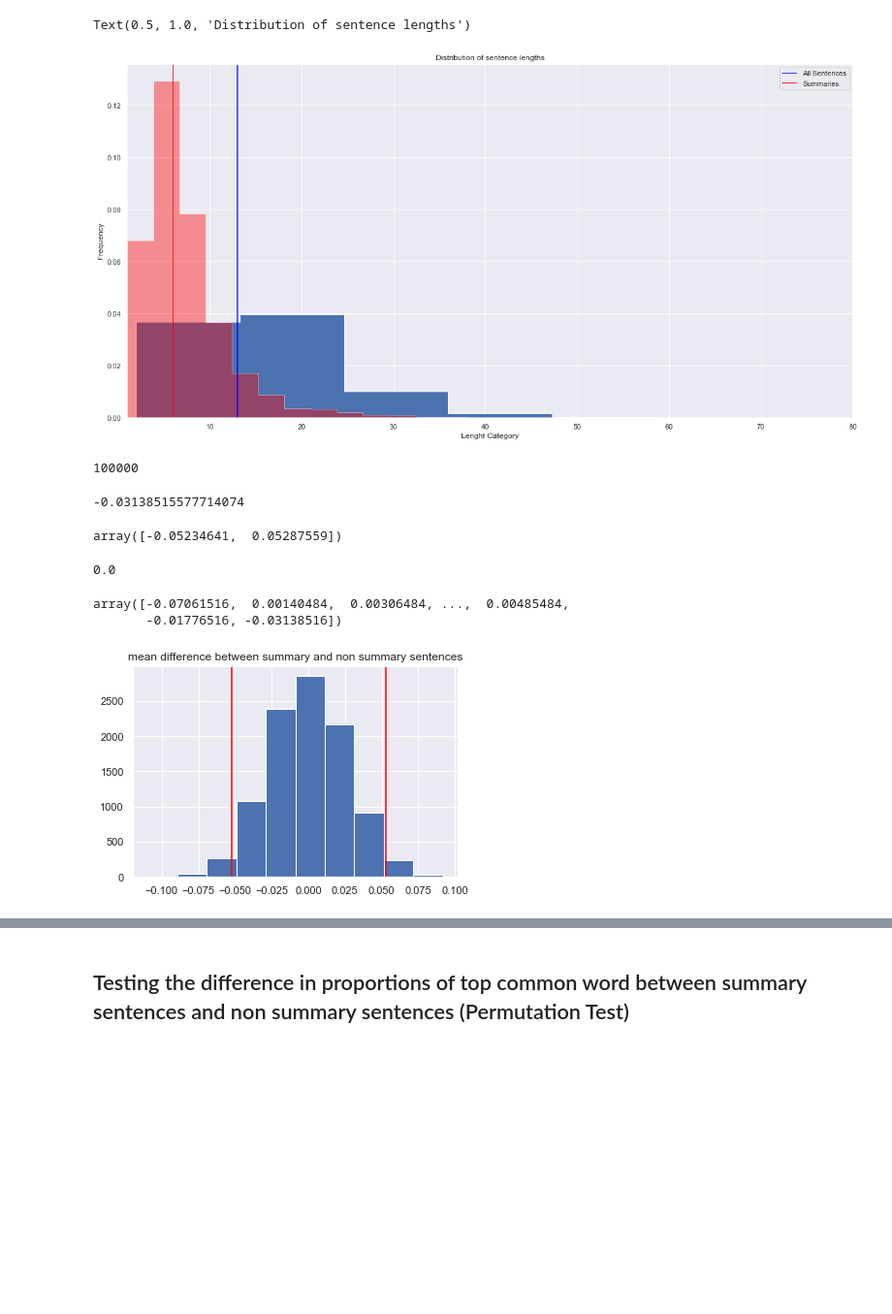
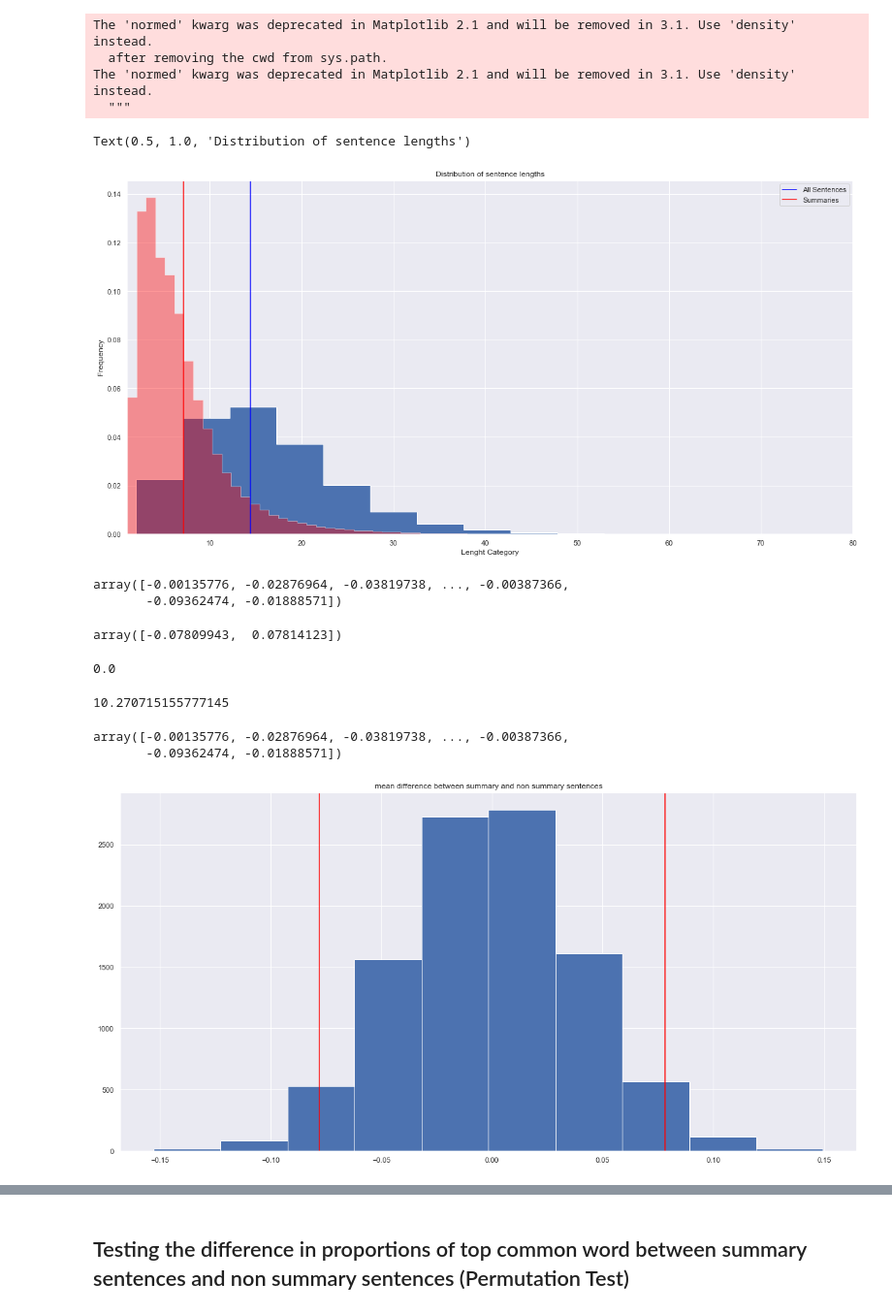
Before and after one commit to sarisboo/springboard, a Jupyter notebook: capstone_1/statistical_inference.ipynb, the cells around one changed output, grey strips where cells are left out. Shown at 97% size. Saved outputs shown, nothing was run; the diff lists cells and outputs as text; code cells hidden in the pictures; blank space fills up the shorter version.

```diff
--- a/capstone_1/statistical_inference.ipynb
+++ b/capstone_1/statistical_inference.ipynb
@@ -16,29 +17,30 @@ wikihow_subset = pd.read_csv('./datasets/wikihow_sep_subset.csv')
 only_summaries = wikihow[wikihow['is_summary'] == 'yes']['sentence_len']
 non_summary = wikihow[wikihow['is_summary'] == 'no']['sentence_len']
 plt.figure(figsize=(20,10))
-plt.hist(non_summary,bins = 90, normed=True,histtype="stepfilled")
-plt.hist(only_summaries,bins = 90, normed=True,histtype="stepfilled", color = 'red', alpha = 0.4)
-plt.axvline(wikihow['sentence_len'].median(), color = 'blue')
-plt.axvline(only_summaries.median(), color = 'red')
+plt.hist(non_summary,bins = 200, normed=True,histtype="stepfilled")
+plt.hist(only_summaries,bins = 250, normed=True,histtype="stepfilled", color = 'red', alpha = 0.4)
+plt.axvline(wikihow['sentence_len'].mean(), color = 'blue')
+plt.axvline(only_summaries.mean(), color = 'red')
 plt.xlim((1, 80))
 plt.xlabel('Lenght Category')
 plt.ylabel('Frequency')
 plt.legend(['All Sentences','Summaries'],loc = 'upper right')
 plt.title('Distribution of sentence lengths')
 # %% [output]
-Text(0.5, 1.0, 'Distribution of sentence lengths')
+The 'normed' kwarg was deprecated in Matplotlib 2.1 and will be removed in 3.1. Use 'density' instead.
+  after removing the cwd from sys.path.
+The 'normed' kwarg was deprecated in Matplotlib 2.1 and will be removed in 3.1. Use 'density' instead.
+  """
+Text(0.5, 1.0, 'Distribution of sentence lengths')
-[figure, old version]
+[figure, new version]
 # %%
+# Reconstructing the mean under the null hypothesis
 # Compute the combined mean of the dataset
-combined_mean = np.mean(wikihow_subset['sentence_len'])
+combined_mean = wikihow_subset['sentence_len'].mean()
 
-# First shift the samples
-summary = wikihow_subset[wikihow_subset['is_summary'] == 'yes']['sentence_len'] - np.mean(wikihow_subset[wikihow_subset['is_summary'] == 'yes']['sentence_len']) + combined_mean
-no_summary = wikihow_subset[wikihow_subset['is_summary'] == 'no']['sentence_len'] - np.mean(wikihow_subset[wikihow_subset['is_summary'] == 'no']['sentence_len']) + combined_mean
+# First shift the samples Should I shift the median ?
+summary = wikihow_subset[wikihow_subset['is_summary'] == 'yes']['sentence_len'] - wikihow_subset[wikihow_subset['is_summary'] == 'yes']['sentence_len'].mean() + combined_mean
+no_summary = wikihow_subset[wikihow_subset['is_summary'] == 'no']['sentence_len'] - wikihow_subset[wikihow_subset['is_summary'] == 'no']['sentence_len'].mean() + combined_mean
-# %%
-len(wikihow_subset)
-# %% [output]
-100000
 # %%
 #Get bootstrap replicates for shifted data
 np.random.seed(47)
@@ -50,24 +52,25 @@ bs_mean_diffs = np.empty(10000)
 for rep in range(N_rep):
 
     # Generate bootstrap sample: bs_sample
-    summarized = np.random.choice(summary, size=len(wikihow_subset))
-    no_sumarized = np.random.choice(no_summary, size=len(wikihow_subset))
+    summarized = np.random.choice(summary, size=len(summary))
+    no_sumarized = np.random.choice(no_summary, size=len(no_summary))
     bs_mean_summary = np.mean(summarized)
-    bs_mean_no_sumary = np.mean(no_sumarized)
+    bs_mean_no_summary = np.mean(no_sumarized)
 
     # Computing differences in means
-    bs_mean_diff = bs_mean_no_sumary - bs_mean_summary
+    bs_mean_diff = bs_mean_no_summary - bs_mean_summary
     bs_mean_diffs[rep] = bs_mean_diff
-# %%
-bs_mean_diff
-# %% [output]
--0.03138515577714074
+# %%
+bs_mean_diffs
+# %% [output]
+array([-0.00135776, -0.02876964, -0.03819738, ..., -0.00387366,
+       -0.09362474, -0.01888571])
 # %%
 # Calculating confidence interval
 conf_int = np.percentile(bs_mean_diffs, [2.5, 97.5])
 conf_int
 # %% [output]
-array([-0.05234641,  0.05287559])
+array([-0.07809943,  0.07814123])
 # %%
 #Calculating the p-value
 mean_diff = np.mean(wikihow_subset[wikihow_subset['is_summary'] == 'no']['sentence_len']) - np.mean(wikihow_subset[wikihow_subset['is_summary'] == 'yes']['sentence_len'])
@@ -76,20 +79,25 @@ p = np.sum(bs_mean_diffs >= mean_diff) / len(bs_mean_diffs)
 p
 # %% [output]
 0.0
+# %%
+mean_diff
+# %% [output]
+10.270715155777145
 # %%
 bs_mean_diffs
 # %% [output]
-array([-0.07061516,  0.00140484,  0.00306484, ...,  0.00485484,
-       -0.01776516, -0.03138516])
+array([-0.00135776, -0.02876964, -0.03819738, ..., -0.00387366,
+       -0.09362474, -0.01888571])
 # %%
+plt.figure(figsize=(20,10))
 plt.hist(bs_mean_diffs)
 plt.title('mean difference between summary and non summary sentences')
 plt.axvline(conf_int[0], color = 'red')
 plt.axvline(conf_int[1], color = 'red')
 #plt.axvline(mean_diff, color = 'green')
 plt.show()
 # %% [output]
-[figure, old version]
+[figure, new version]
 # %% [markdown]
 **Null hypothesis**: There is no difference the average sentence length of a summary sentence and the average sentence length of a non summary sentence.
 
```
Also changed, not shown: parts of 24 cells of this notebook.
